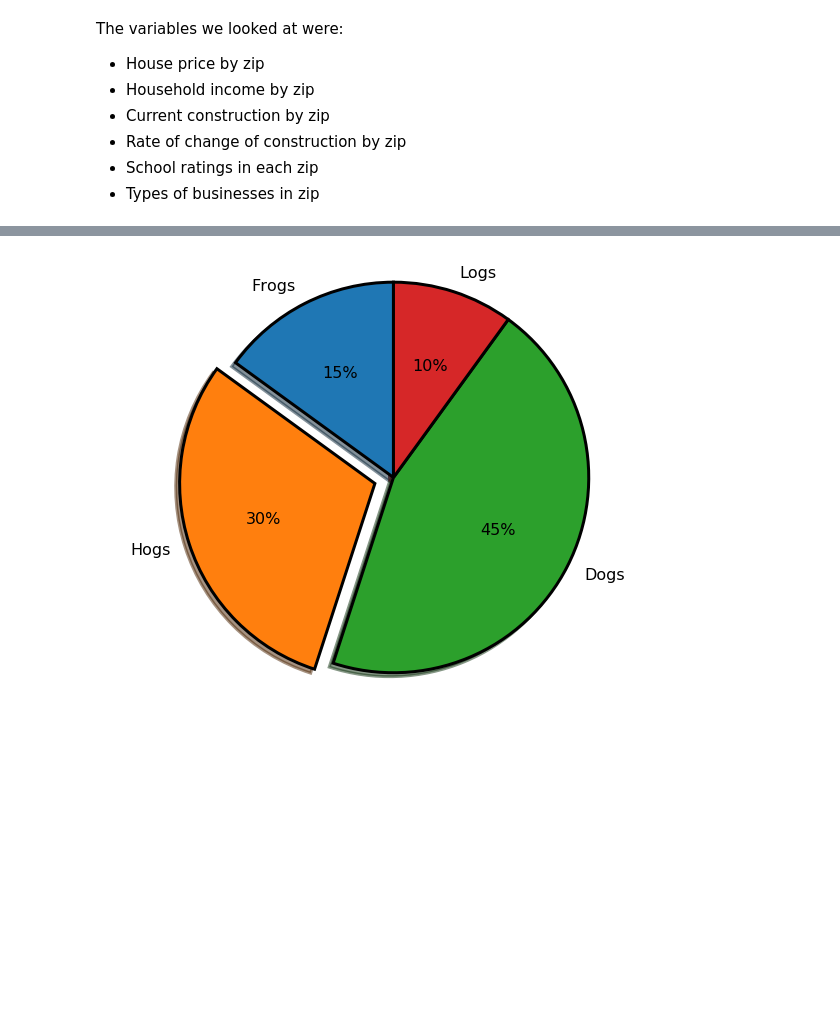
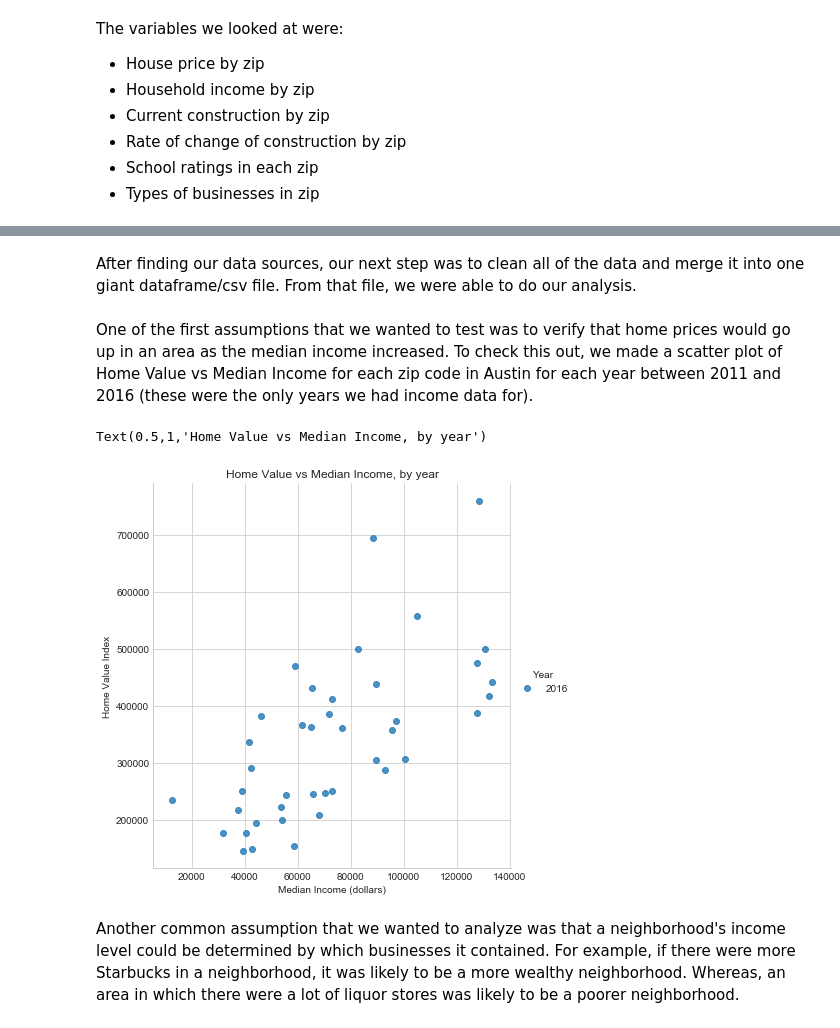
Before and after one commit to KeithBreach/project-01, a Jupyter notebook: slideshow.ipynb, the cells around one changed output, grey strips where cells are left out. Saved outputs shown, nothing was run; the diff lists cells and outputs as text; code cells hidden in the pictures; blank space fills up the shorter version.

```diff
--- a/slideshow.ipynb
+++ b/slideshow.ipynb
@@ -41,4 +47,8 @@ Python packages we used:
+# %% [markdown]
+After finding our data sources, our next step was to clean all of the data and merge it into one giant dataframe/csv file. From that file, we were able to do our analysis.
 # %%
+import seaborn as sns
+import pandas as pd
 import os, sys, inspect
 import numpy as np
 import matplotlib.pyplot as plt
@@ -47,17 +57,20 @@ currdir = os.path.dirname(os.path.abspath(inspect.getfile(inspect.currentframe()
 rootdir = os.path.dirname(currdir)
 sys.path.insert(0, rootdir)
 
-from src.plot import pie
+from src.plot import scatter
+sns.set_style("whitegrid")
+
+ffname = os.path.join(rootdir, "project-01", "data", "int", "realestate_demographics.csv")
+real_estate_info = pd.read_csv(ffname)
+real_estate_info = real_estate_info.dropna(subset=["Median Income (dollars)", "Home Value Index"])
+real_estate_info = real_estate_info.loc[real_estate_info["Month"] == 12]
-# %%
-figsize = (10, 8)
-fig = plt.figure(figsize=figsize)
-ax = fig.subplots(1, 1)
-
-
-labels = 'Frogs', 'Hogs', 'Dogs', 'Logs'
-sizes = [15, 30, 45, 10]
-explode = (0, 0.1, 0, 0)
-
-ax = pie(labels, sizes, explode, ax=ax, shadow=True)
-# %% [output]
-[figure, removed]
+# %% [markdown]
+One of the first assumptions that we wanted to test was to verify that home prices would go up in an area as the median income increased. To check this out, we made a scatter plot of Home Value vs Median Income for each zip code in Austin for each year between 2011 and 2016 (these were the only years we had income data for).
+# %%
+sns.lmplot(x="Median Income (dollars)", y="Home Value Index", data=real_estate_info, fit_reg=False, hue='Year', legend=True, size = 6)
+plt.title("Home Value vs Median Income, by year")
+# %% [output]
+Text(0.5,1,'Home Value vs Median Income, by year')
+[figure, added]
+# %% [markdown]
+Another common assumption that we wanted to analyze was that a neighborhood's income level could be determined by which businesses it contained. For example, if there were more Starbucks in a neighborhood, it was likely to be a more wealthy neighborhood. Whereas, an area in which there were a lot of liquor stores was likely to be a poorer neighborhood.
```
Also changed, not shown: parts of 8 cells of this notebook, 2 other files.
